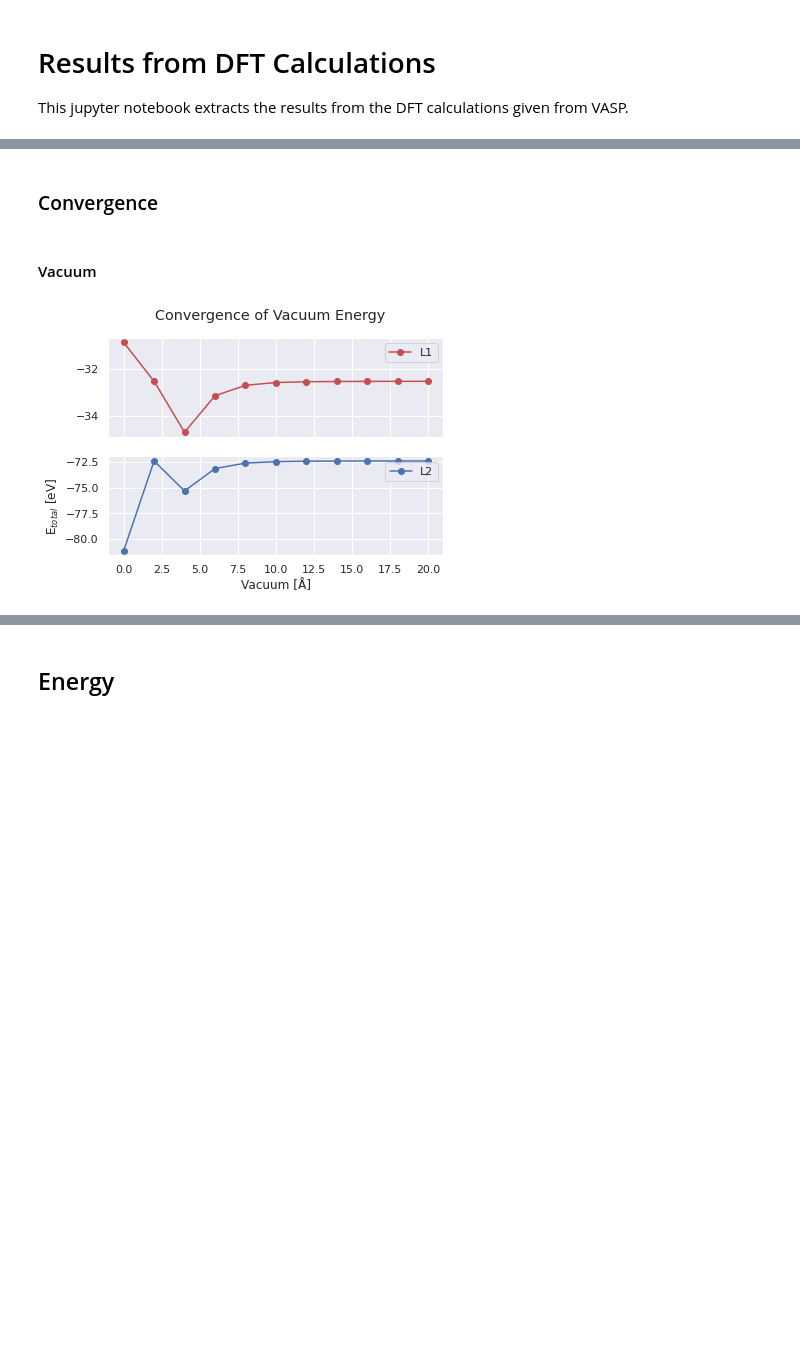
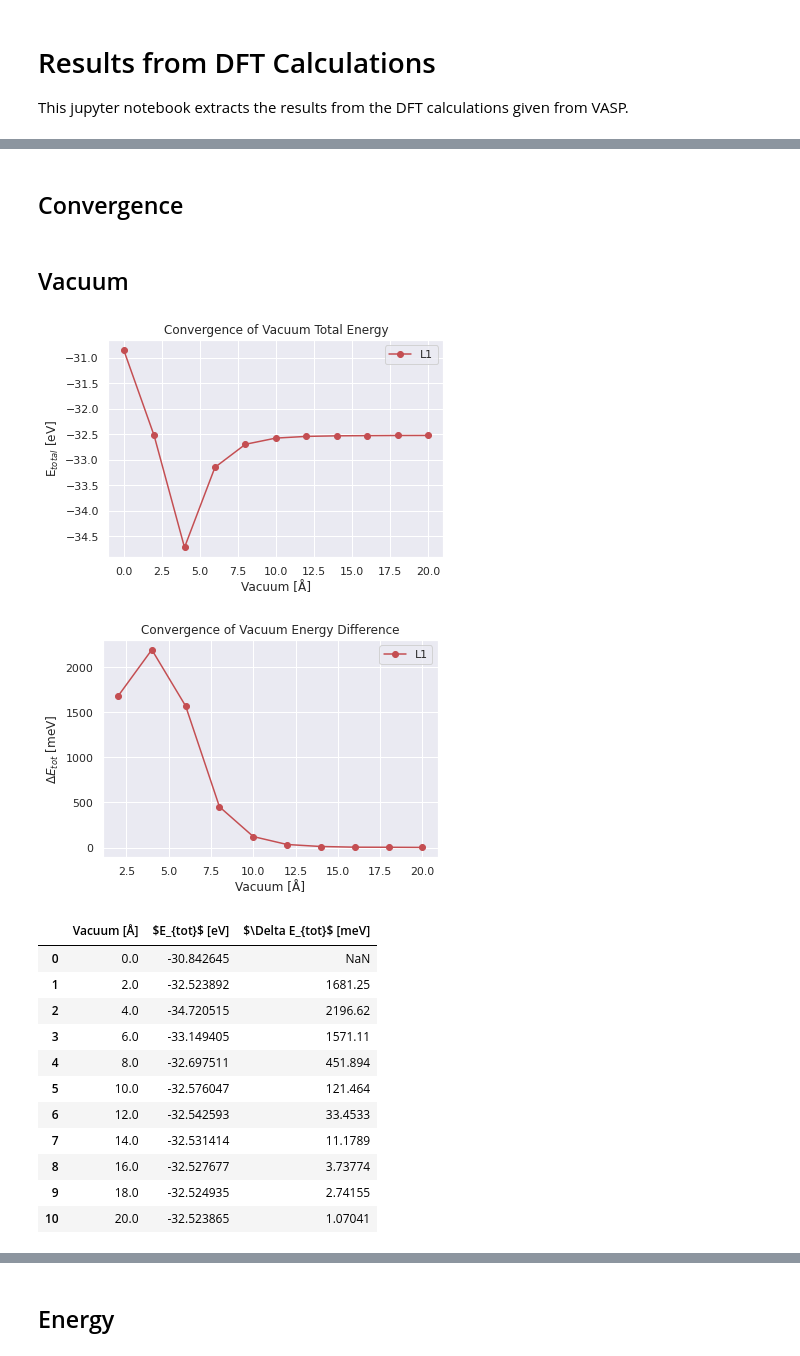
Before and after one commit to Moejay10/DFT, a Jupyter notebook: Results/Notebooks/2D_Analysis.ipynb, the cells around one changed output, grey strips where cells are left out. Saved outputs shown, nothing was run; the diff lists cells and outputs as text; code cells hidden in the pictures; blank space fills up the shorter version.

Commit message:
Added some new results

```diff
--- a/Results/Notebooks/2D_Analysis.ipynb
+++ b/Results/Notebooks/2D_Analysis.ipynb
@@ -13,32 +11,55 @@ sns.set()
 sys.path.append('../../')
 from Code.python_scripts.functions.data import readFilesFromDirectory, readEnergyFromFile
 # %% [markdown]
-### Convergence
+## Convergence
 # %% [markdown]
-#### Vacuum
+## Vacuum
-# %%
-thisdir = '../Layers/convergence_Results/L1'
-filepaths, filenames = readFilesFromDirectory(thisdir)
-data1 = readEnergyFromFile(filepaths, filenames)
-
-thisdir = '../Layers/convergence_Results/L2'
-filepaths, filenames = readFilesFromDirectory(thisdir)
-data2 = readEnergyFromFile(filepaths, filenames)
-
-
-vacuum_energy1 = data1['vacuum.txt']
-vacuum_energy2 = data2['vacuum.txt']
-vacuum = np.linspace(0, 20, 11)
-
-fig, (ax1, ax2) = plt.subplots(2, sharex=True)
-fig.suptitle('Convergence of Vacuum Energy')
-
-ax1.plot(vacuum, vacuum_energy1, "-or", label='L1')
-ax1.legend(loc="upper right")
-ax2.plot(vacuum, vacuum_energy2, "-ob", label='L2')
-ax2.legend(loc="upper right")
-plt.xlabel("Vacuum [Å]")
-plt.ylabel("E$_{total}$ [eV]")
-plt.show()
-# %% [output]
-[figure, removed]
+# %%
+thisdir = '../Layers/convergence_Results/L1'
+filepaths, filenames = readFilesFromDirectory(thisdir)
+data1 = readEnergyFromFile(filepaths, filenames)
+
+vacuum = np.linspace(0, 20, 11)
+l1 = pd.DataFrame({"Vacuum [Å]": vacuum, "$E_{tot}$ [eV]": data1['vacuum.txt']})
+
+
+diff = []
+diff.append('NaN')
+for i in range(1, len(data1['vacuum.txt'])):
+    temp_value = (abs(data1['vacuum.txt'][i] - data1['vacuum.txt'][i-1])*1000)
+    diff.append((temp_value))
+
+l1['$\Delta E_{tot}$ [meV]'] = diff
+
+plt.title('Convergence of Vacuum Total Energy')
+plt.xlabel("Vacuum [Å]")
+plt.ylabel("E$_{total}$ [eV]")
+plt.plot(vacuum, l1['$E_{tot}$ [eV]'], "-or", label='L1')
+plt.legend(loc="upper right")
+plt.show()
+
+plt.title('Convergence of Vacuum Energy Difference')
+plt.xlabel("Vacuum [Å]")
+plt.ylabel("$\Delta E_{tot}$ [meV]")
+plt.plot(vacuum[1:], l1['$\Delta E_{tot}$ [meV]'][1:], "-or", label='L1')
+plt.legend(loc="upper right")
+plt.show()
+
+display(l1)
+l1 = l1.round(3)
+print(l1.to_latex(index = False, multirow = True, longtable = True))
+# %% [output]
+[figure, added]
+[figure, added]
+|  | Vacuum [Å] | $E_{tot}$ [eV] | $\Delta E_{tot}$ [meV] |
+| 0 | 0.0 | -30.842645 | NaN |
+| 1 | 2.0 | -32.523892 | 1681.25 |
+| 2 | 4.0 | -34.720515 | 2196.62 |
+| 3 | 6.0 | -33.149405 | 1571.11 |
+| 4 | 8.0 | -32.697511 | 451.894 |
+| 5 | 10.0 | -32.576047 | 121.464 |
+| 6 | 12.0 | -32.542593 | 33.4533 |
+| 7 | 14.0 | -32.531414 | 11.1789 |
+| 8 | 16.0 | -32.527677 | 3.73774 |
+| 9 | 18.0 | -32.524935 | 2.74155 |
+| 10 | 20.0 | -32.523865 | 1.07041 |
```
Also changed, not shown: parts of 8 cells of this notebook, 1 other file.
